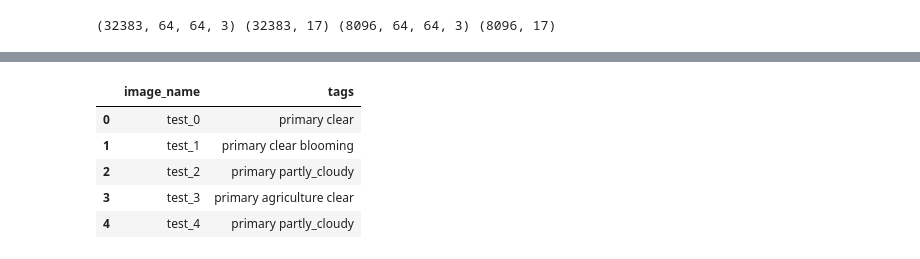
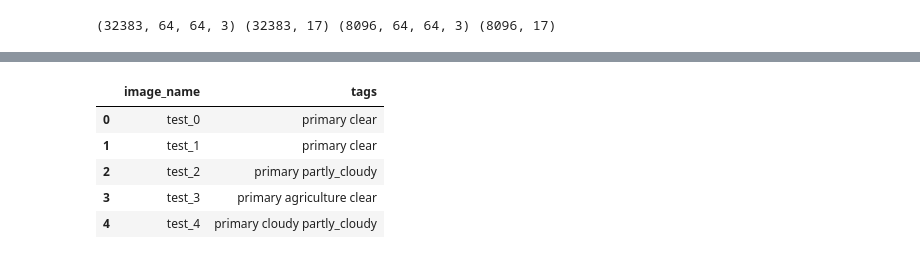
Before and after one commit to Uthmanic/HAMOYE-DataScience-Internship, a Jupyter notebook: Hamoye_Stage_D(Planet_Understanding_the_Amazon_from_SpaceAmazon).ipynb, the cells around one changed output, grey strips where cells are left out. Saved outputs shown, nothing was run; the diff lists cells and outputs as text; code cells hidden in the pictures.

```diff
--- a/Hamoye_Stage_D(Planet_Understanding_the_Amazon_from_SpaceAmazon).ipynb
+++ b/Hamoye_Stage_D(Planet_Understanding_the_Amazon_from_SpaceAmazon).ipynb
@@ -374,15 +378,15 @@ for i in tqdm(range(pred.shape[0]), miniters=1000):
 # %%
 #Assign the predictions to the tags column of the df_test data frame
 df_test['tags'] = preds
-df_test.to_csv('uthman_11th_Submission.csv', index = False) #Export to csv
+df_test.to_csv('uthman_12th_Submission.csv', index = False) #Export to csv
 df_test.head()
 # %% [output]
 |  | image_name | tags |
 | 0 | test_0 | primary clear |
-| 1 | test_1 | primary clear blooming |
+| 1 | test_1 | primary clear |
 | 2 | test_2 | primary partly_cloudy |
 | 3 | test_3 | primary agriculture clear |
-| 4 | test_4 | primary partly_cloudy |
+| 4 | test_4 | primary cloudy partly_cloudy |
 # %%
 #download submission file
 from google.colab import files
```
Also changed, not shown: parts of 10 cells of this notebook.
